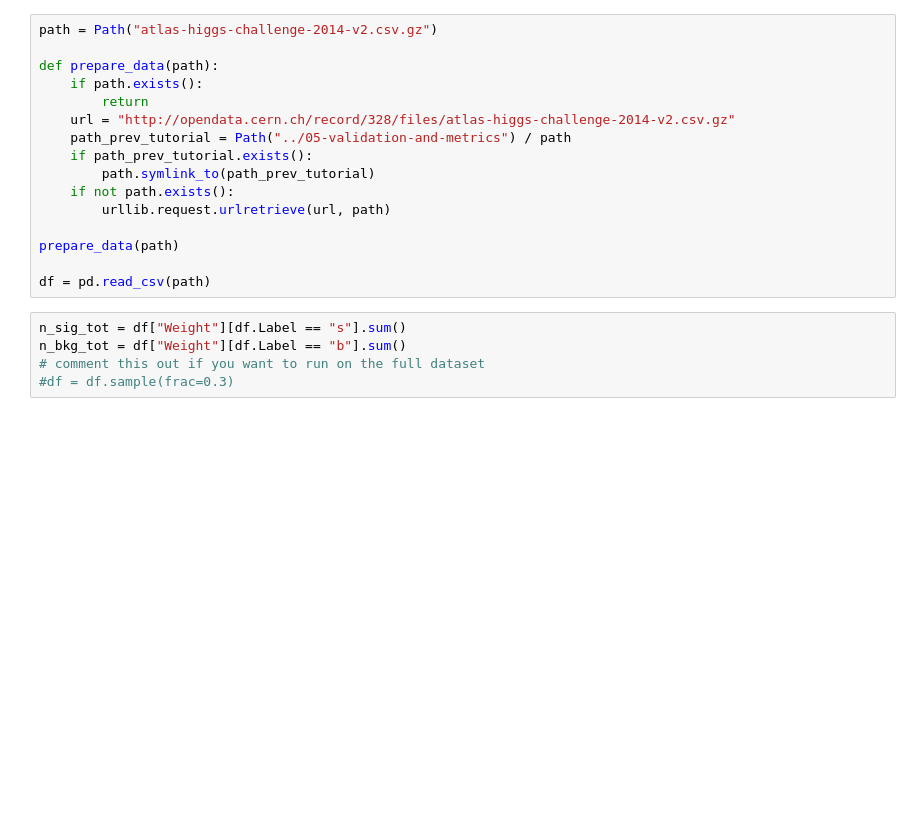
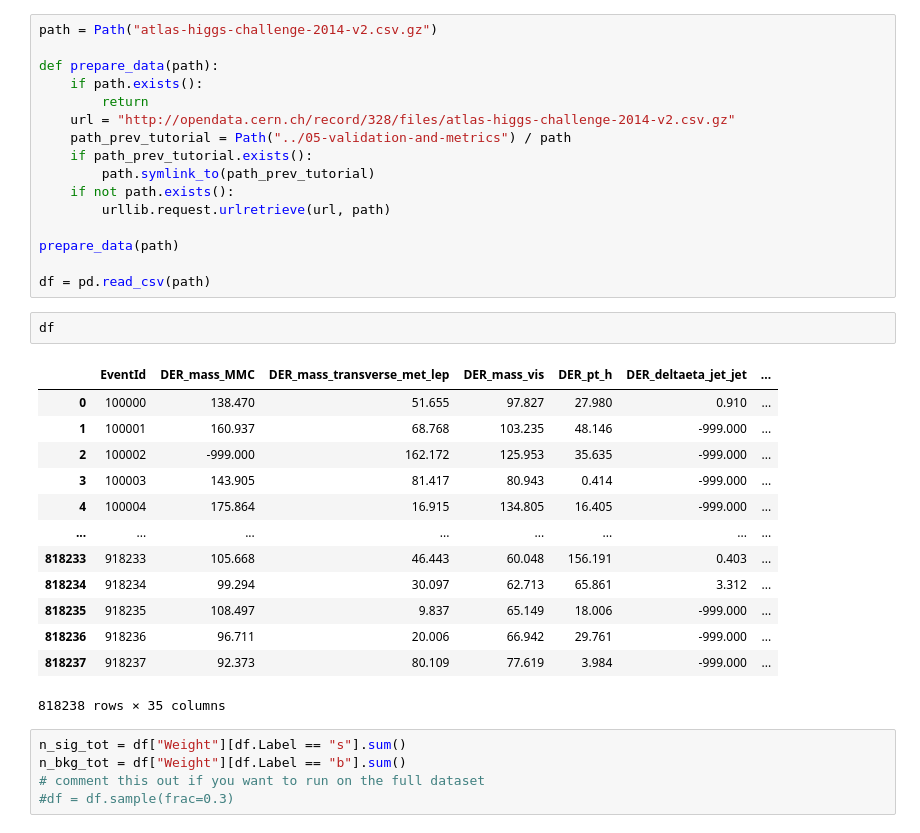
Before and after one commit to KohlensaeureJunk/DataAnalysiswithML, a Jupyter notebook: HiggsChallenge-NN.ipynb, the cells around one changed output. Drawn from its saved outputs; the diff is of its cells as text; blank space fills up the shorter version.

```diff
--- a/HiggsChallenge-NN.ipynb
+++ b/HiggsChallenge-NN.ipynb
@@ -39,6 +39,22 @@ def prepare_data(path):
 prepare_data(path)
 
 df = pd.read_csv(path)
+# %%
+df
+# %% [output]
+|  | EventId | DER_mass_MMC | DER_mass_transverse_met_lep | DER_mass_vis | DER_pt_h | DER_deltaeta_jet_jet | ... |
+| 0 | 100000 | 138.470 | 51.655 | 97.827 | 27.980 | 0.910 | ... |
+| 1 | 100001 | 160.937 | 68.768 | 103.235 | 48.146 | -999.000 | ... |
+| 2 | 100002 | -999.000 | 162.172 | 125.953 | 35.635 | -999.000 | ... |
+| 3 | 100003 | 143.905 | 81.417 | 80.943 | 0.414 | -999.000 | ... |
+| 4 | 100004 | 175.864 | 16.915 | 134.805 | 16.405 | -999.000 | ... |
+| ... | ... | ... | ... | ... | ... | ... | ... |
+| 818233 | 918233 | 105.668 | 46.443 | 60.048 | 156.191 | 0.403 | ... |
+| 818234 | 918234 | 99.294 | 30.097 | 62.713 | 65.861 | 3.312 | ... |
+| 818235 | 918235 | 108.497 | 9.837 | 65.149 | 18.006 | -999.000 | ... |
+| 818236 | 918236 | 96.711 | 20.006 | 66.942 | 29.761 | -999.000 | ... |
+| 818237 | 918237 | 92.373 | 80.109 | 77.619 | 3.984 | -999.000 | ... |
+818238 rows × 35 columns
 # %%
 n_sig_tot = df["Weight"][df.Label == "s"].sum()
 n_bkg_tot = df["Weight"][df.Label == "b"].sum()
```
Also changed, not shown: parts of 20 cells of this notebook.
